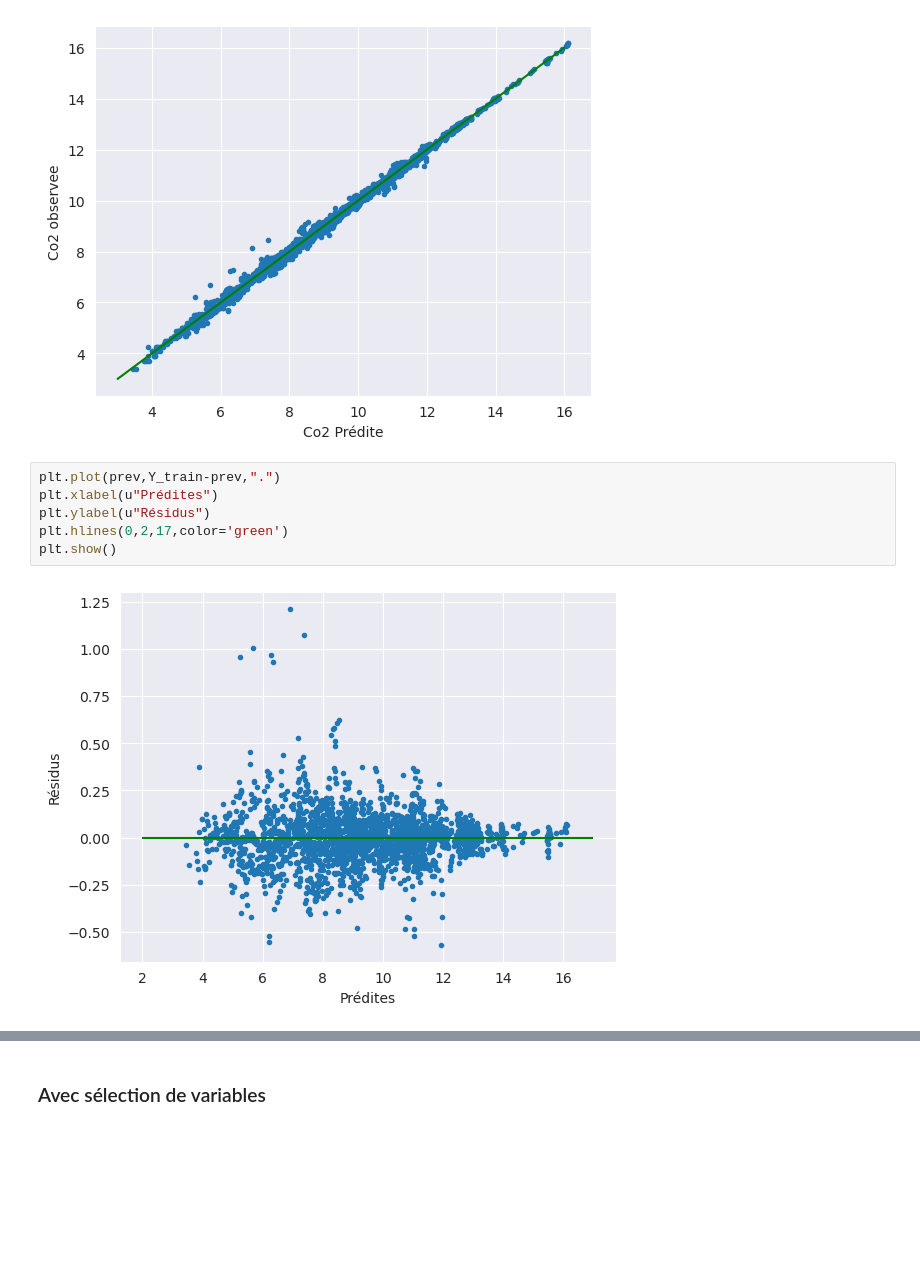
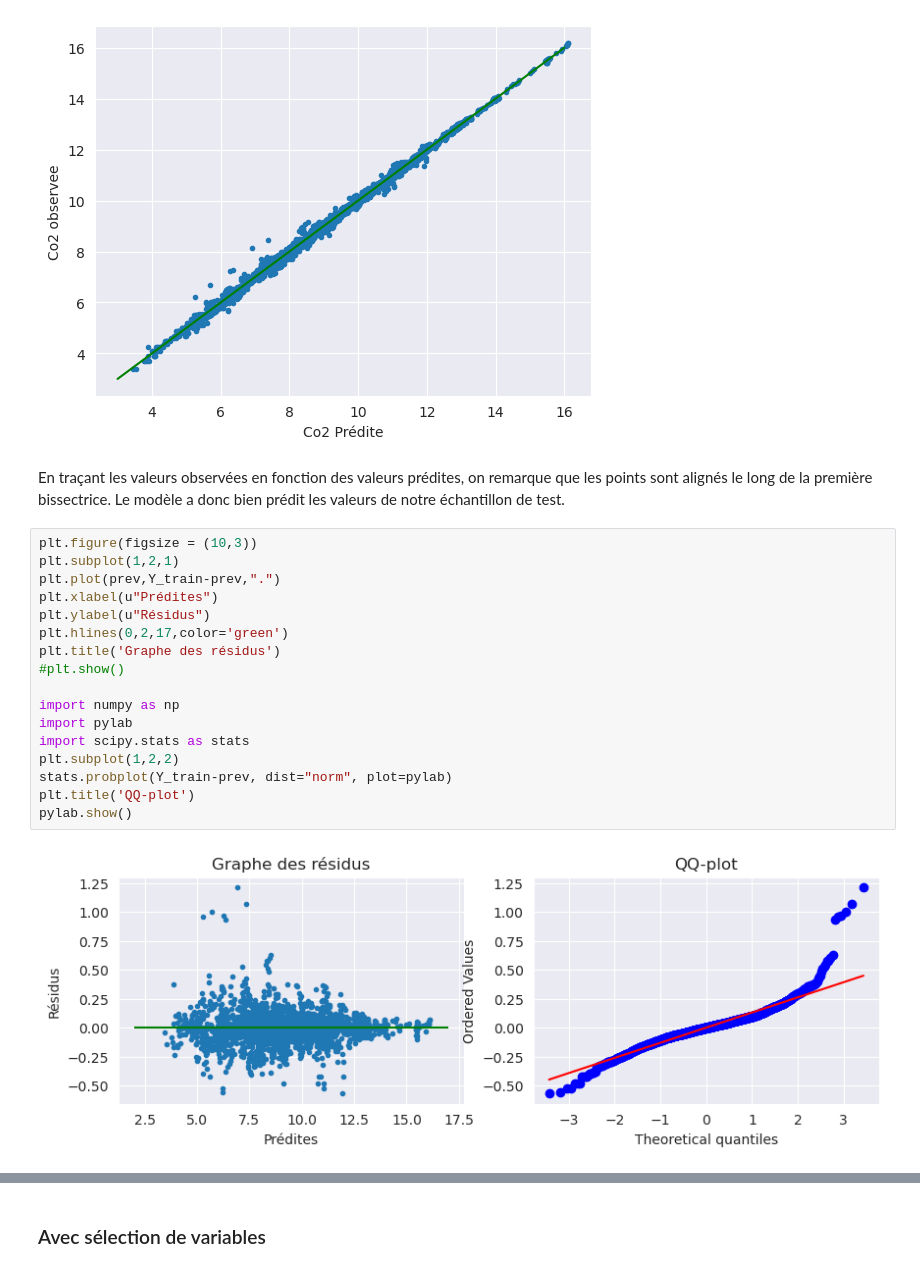
Before and after one commit to Mathilde-Mrs/Projet_machine_learning, a Jupyter notebook: notebook_python_Modif.ipynb, the cells around one changed output, grey strips where cells are left out. Cells and saved outputs as stored; diff of their text form; blank space fills up the shorter version.

```diff
--- a/notebook_python_Modif.ipynb
+++ b/notebook_python_Modif.ipynb
@@ -893,11 +914,24 @@ plt.ylabel("Co2 observee")
 plt.show()
 # %% [output]
 [figure]
+# %% [markdown]
+En traçant les valeurs observées  en fonction des valeurs prédites, on remarque  que les points sont alignés le long de la première bissectrice. Le modèle a donc bien prédit les valeurs de notre échantillon de test.
 # %%
+plt.figure(figsize = (10,3))
+plt.subplot(1,2,1)
 plt.plot(prev,Y_train-prev,".")
 plt.xlabel(u"Prédites")
 plt.ylabel(u"Résidus")
 plt.hlines(0,2,17,color='green')
-plt.show()
+plt.title('Graphe des résidus')
+#plt.show()
+
+import numpy as np
+import pylab
+import scipy.stats as stats
+plt.subplot(1,2,2)
+stats.probplot(Y_train-prev, dist="norm", plot=pylab)
+plt.title('QQ-plot')
+pylab.show()
 # %% [output]
-[figure, old version]
+[figure, new version]
```
Also changed, not shown: parts of 57 cells of this notebook.
